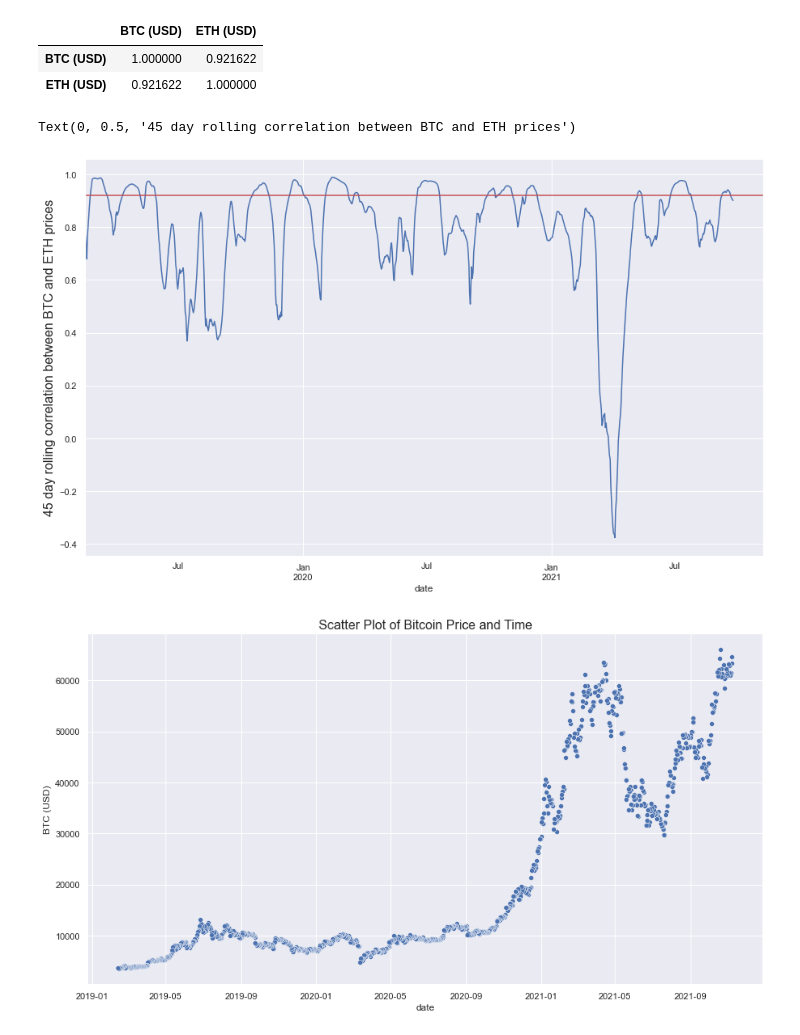
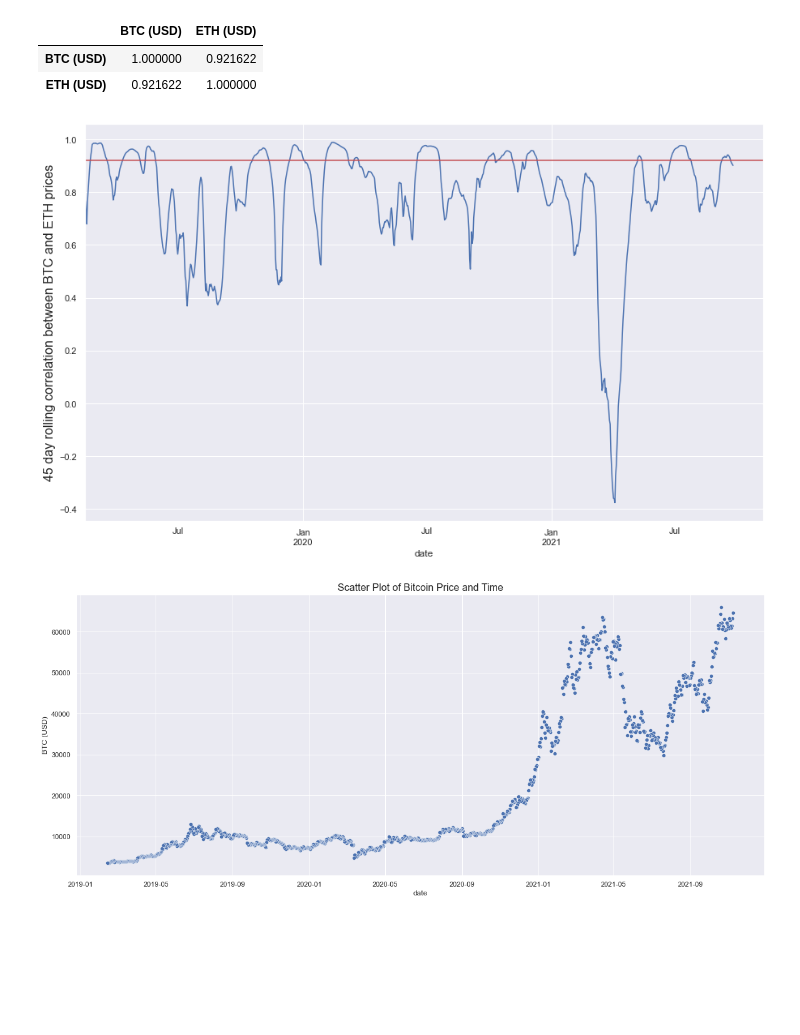
Before and after one commit to vedamy/Week_8_Project, a Jupyter notebook: week_8_project.py.ipynb, the cells around one changed output. Saved outputs shown, nothing was run; the diff lists cells and outputs as text; code cells hidden in the pictures; blank space fills up the shorter version.

```diff
--- a/week_8_project.py.ipynb
+++ b/week_8_project.py.ipynb
@@ -23,4 +23,5 @@ plt.tight_layout()
 plt.title('Daily close value for bitcoin (BTC)', fontsize=16)
 plt.grid()
 plt.show()
+sns.set(rc={'figure.figsize':(15,10)});
 # %% [output]
@@ -33,4 +34,5 @@ plt.tight_layout()
 plt.title('Daily close value for ethereum (ETH)', fontsize=16)
 plt.grid()
 plt.show()
+sns.set(rc={'figure.figsize':(15,10)});
 # %% [output]
@@ -70,14 +72,16 @@ crypto_data.corr()
 ax = crypto_data['BTC (USD)'].rolling(window = 45).corr(crypto_data['ETH (USD)']).plot(figsize = (15, 9))
 ax.axhline(crypto_data.corr().iloc[0,1], c = 'r')
 ax.set_ylabel('45 day rolling correlation between BTC and ETH prices', fontsize=16)
+sns.set(rc={'figure.figsize':(15,10)});
 # %% [output]
-Text(0, 0.5, '45 day rolling correlation between BTC and ETH prices')
 [figure]
 # %%
 import seaborn as sns
+sns.set(rc={'figure.figsize':(19.7,8.27)})
 sns.scatterplot(x="date", y='BTC (USD)', data=crypto_data)
-plt.title('Scatter Plot of Bitcoin Price and Time', fontsize=16);
+plt.title('Scatter Plot of Bitcoin Price and Time', fontsize=16)
+sns.set(rc={'figure.figsize':(15,10)});
 # %% [output]
-[figure, old version]
+[figure, new version]
 # %%
 import seaborn as sns
```
Also changed, not shown: parts of 4 cells of this notebook.
